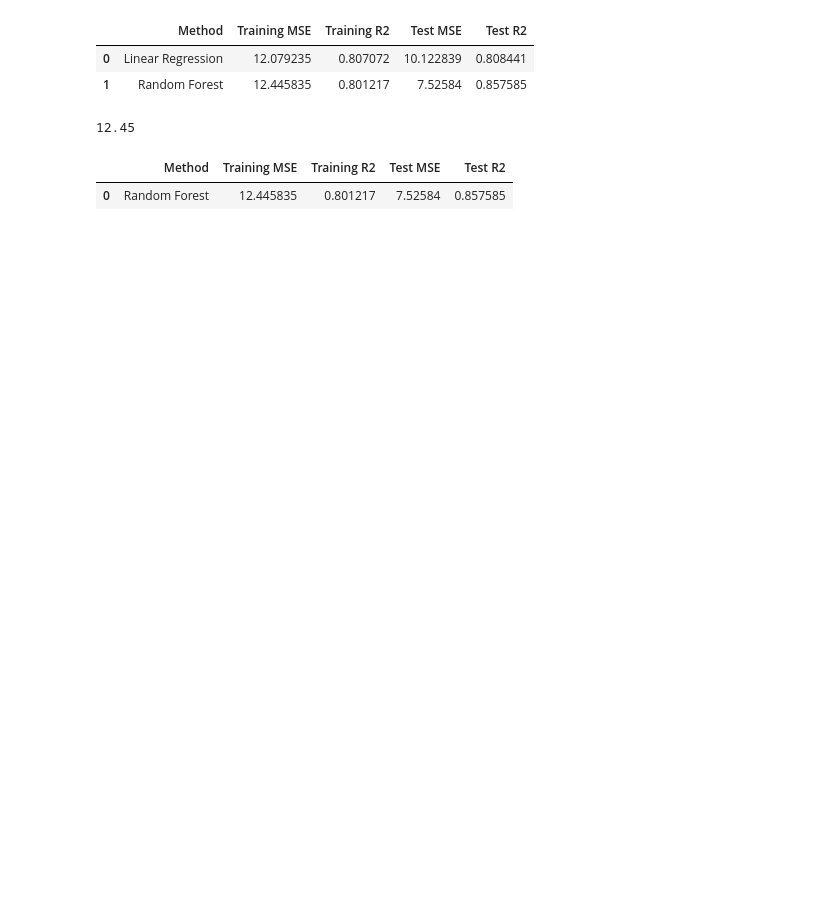
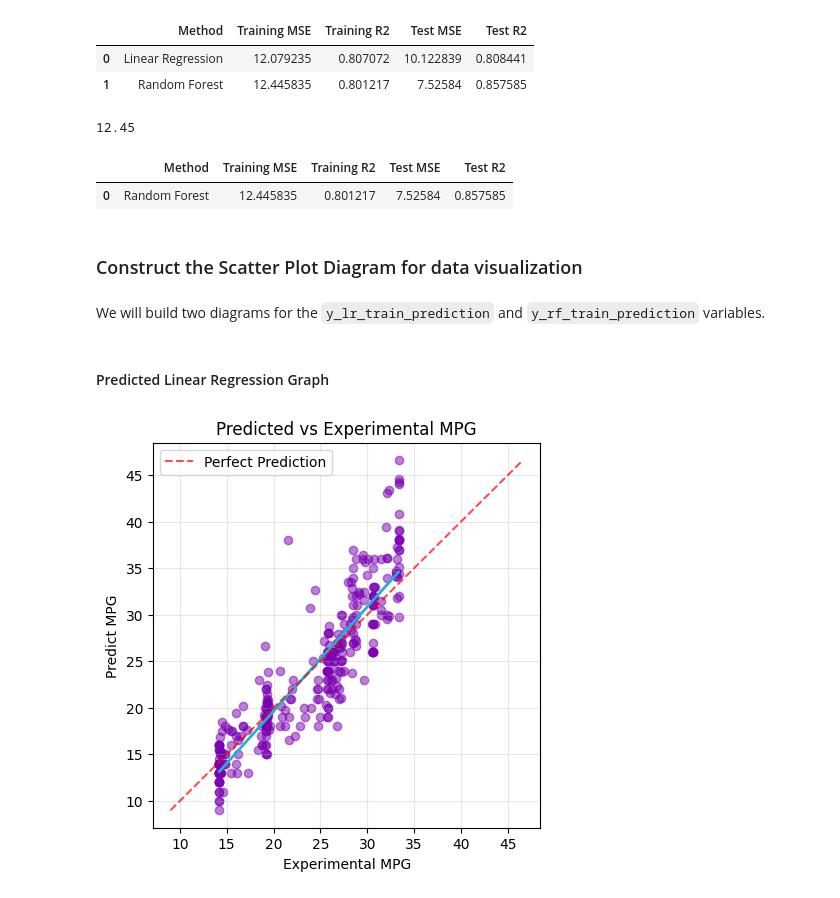
Before and after one commit to Vimtoooo/Machine-Learning-Model-to-predict-MPG-Values, a Jupyter notebook: ML_Project.ipynb, the cells around one changed output. Drawn from its saved outputs; the diff is of its cells as text; code cells hidden in the pictures; blank space fills up the shorter version.

```diff
--- a/ML_Project.ipynb
+++ b/ML_Project.ipynb
@@ -323,3 +323,42 @@ df_models[df_models["Method"] == "Random Forest"]
 # %% [output]
 |  | Method | Training MSE | Training R2 | Test MSE | Test R2 |
 | 0 | Random Forest | 12.445835 | 0.801217 | 7.52584 | 0.857585 |
+# %% [markdown]
+### Construct the Scatter Plot Diagram for data visualization
+# %% [markdown]
+We will build two diagrams for the `y_lr_train_prediction` and `y_rf_train_prediction` variables.
+# %% [markdown]
+#### Predicted Linear Regression Graph
+# %%
+# Import the necessary libraries
+import matplotlib.pyplot as plt
+import numpy as np
+
+# Create the scatter plot diagram
+plt.figure(figsize=(5, 5)) # Defined dimension
+plt.scatter(y_rf_train_prediction, y_train, color='#7A00B2', alpha=0.5)
+
+# Construct the trend line
+z = np.polyfit(y_rf_train_prediction, y_train, 1) # Pass the coordinates and the support index
+p = np.poly1d(z)
+
+# Create points for smooth trend line
+x_trend = np.linspace(min(y_rf_train_prediction), max(y_rf_train_prediction), 100)
+y_trend = p(x_trend)
+
+# Label the X and Y-axis
+plt.plot(x_trend, y_trend, "#23AED4", linewidth=2) # Hides the memory address of the graph and insert a color for the trend line
+plt.xlabel('Experimental MPG')
+plt.ylabel('Predict MPG')
+
+# Add perfect prediction line for reference (y=x line)
+plt.plot([min(y_train), max(y_train)], [min(y_train), max(y_train)],
+         '--', color='red', alpha=0.7, label='Perfect Prediction')
+
+plt.legend()
+plt.title('Predicted vs Experimental MPG')
+plt.grid(True, alpha=0.3)
+
+plt.show()
+# %% [output]
+[figure, added]
```
Also changed, not shown: parts of 5 cells of this notebook, 3 other files.
